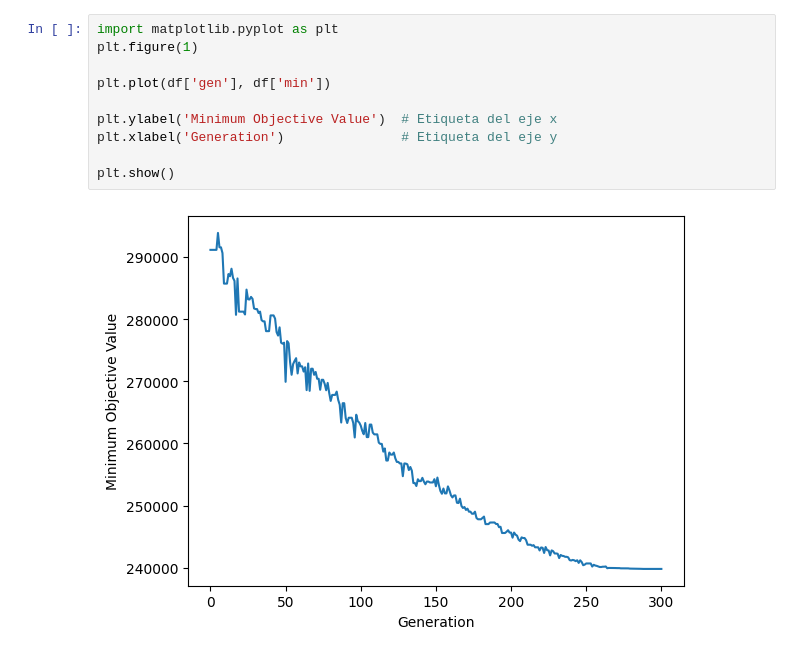
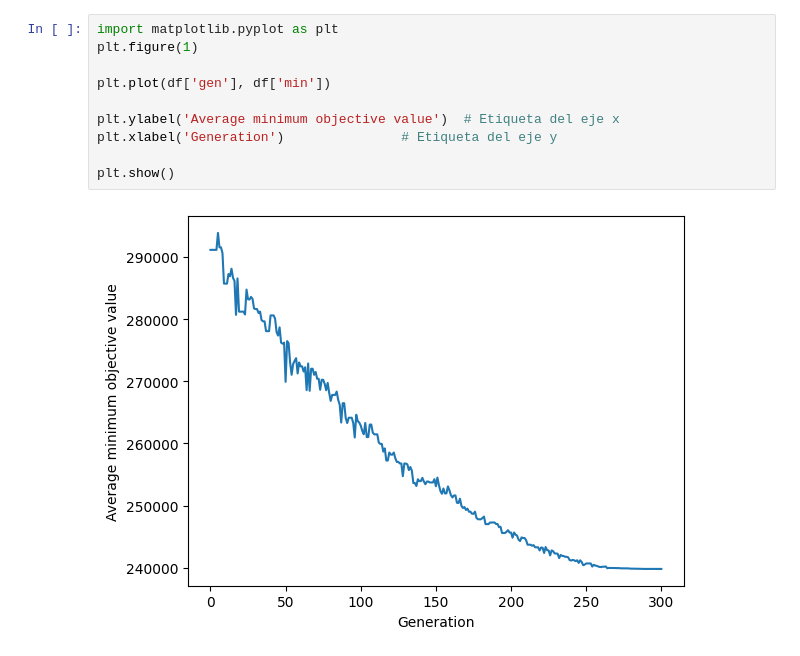
Before and after one commit to joancipria/OilWasteContainers-lp, a Jupyter notebook: read_ga_pickle.ipynb, the cells around one changed output. Saved outputs shown, nothing was run; the diff lists cells and outputs as text.

```diff
--- a/read_ga_pickle.ipynb
+++ b/read_ga_pickle.ipynb
@@ -6,12 +25,12 @@ df = pd.DataFrame(pickle_file)
 # %%
 import matplotlib.pyplot as plt
 plt.figure(1)
 
 plt.plot(df['gen'], df['min'])
 
-plt.ylabel('Minimum Objective Value')  # Etiqueta del eje x
+plt.ylabel('Average minimum objective value')  # Etiqueta del eje x
 plt.xlabel('Generation')               # Etiqueta del eje y
 
 plt.show()
 # %% [output]
-[figure, old version]
+[figure, new version]
```
Also changed, not shown: parts of 1 cell of this notebook.
